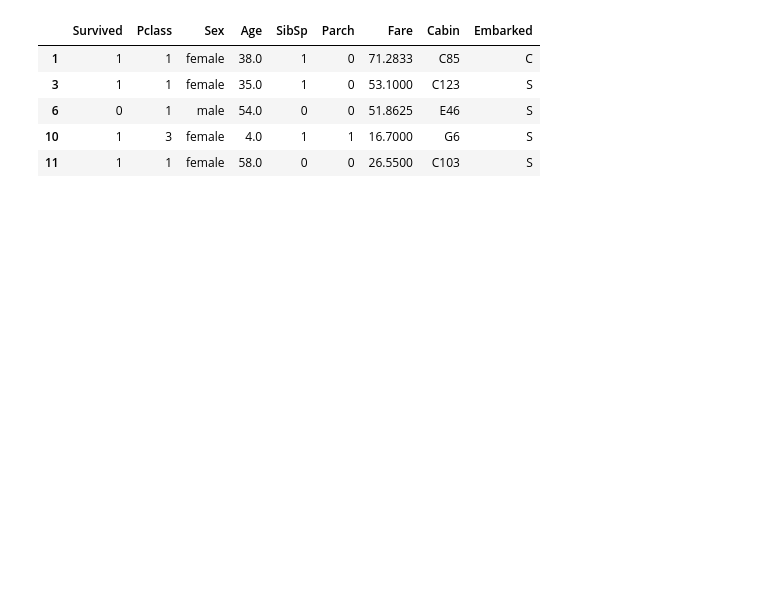
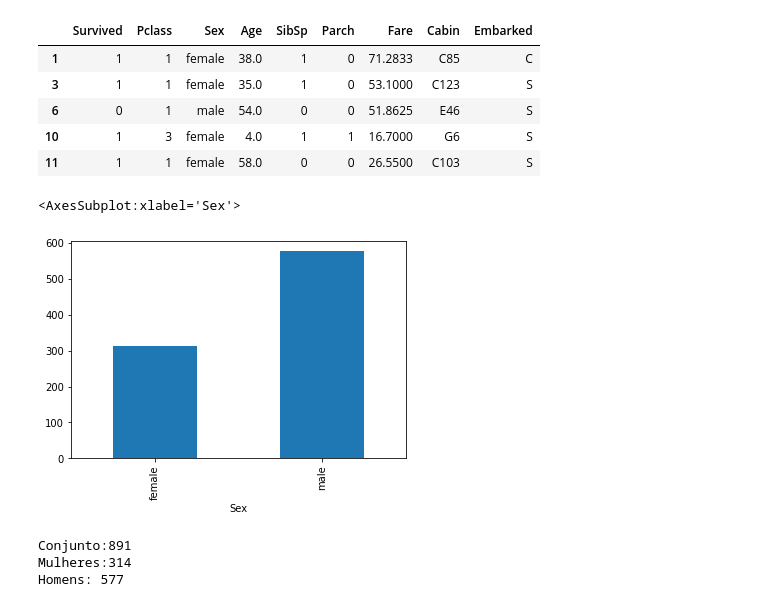
Before and after one commit to herculesc/Competicao_kaggle_Inicial, a Jupyter notebook: Competicao_Titanic/Previsao_sobrevivente_Titanic.ipynb, the cells around one changed output. Drawn from its saved outputs; the diff is of its cells as text; code cells hidden in the pictures; blank space fills up the shorter version.

```diff
--- a/Competicao_Titanic/Previsao_sobrevivente_Titanic.ipynb
+++ b/Competicao_Titanic/Previsao_sobrevivente_Titanic.ipynb
@@ -54,3 +57,23 @@ df.head()
 | 6 | 0 | 1 | male | 54.0 | 0 | 0 | 51.8625 | E46 | S |
 | 10 | 1 | 3 | female | 4.0 | 1 | 1 | 16.7000 | G6 | S |
 | 11 | 1 | 1 | female | 58.0 | 0 | 0 | 26.5500 | C103 | S |
+# %%
+count = df.groupby('Sex')['Survived'].count()
+count.plot(kind='bar')
+# %% [output]
+<AxesSubplot:xlabel='Sex'>
+[figure, added]
+# %%
+tamanho_conjunto = len(df)
+Sex_f = df[df['Sex']=='female']
+Sex_m = df[df['Sex']=='male']
+
+num_mulher = len(Sex_f)
+num_homen = len(Sex_m)
+print(f'Conjunto:{tamanho_conjunto}')
+print(f'Mulheres:{num_mulher}')
+print(f'Homens: {num_homen}')
+# %% [output]
+Conjunto:891
+Mulheres:314
+Homens: 577
```
Also changed, not shown: parts of 6 cells of this notebook.
